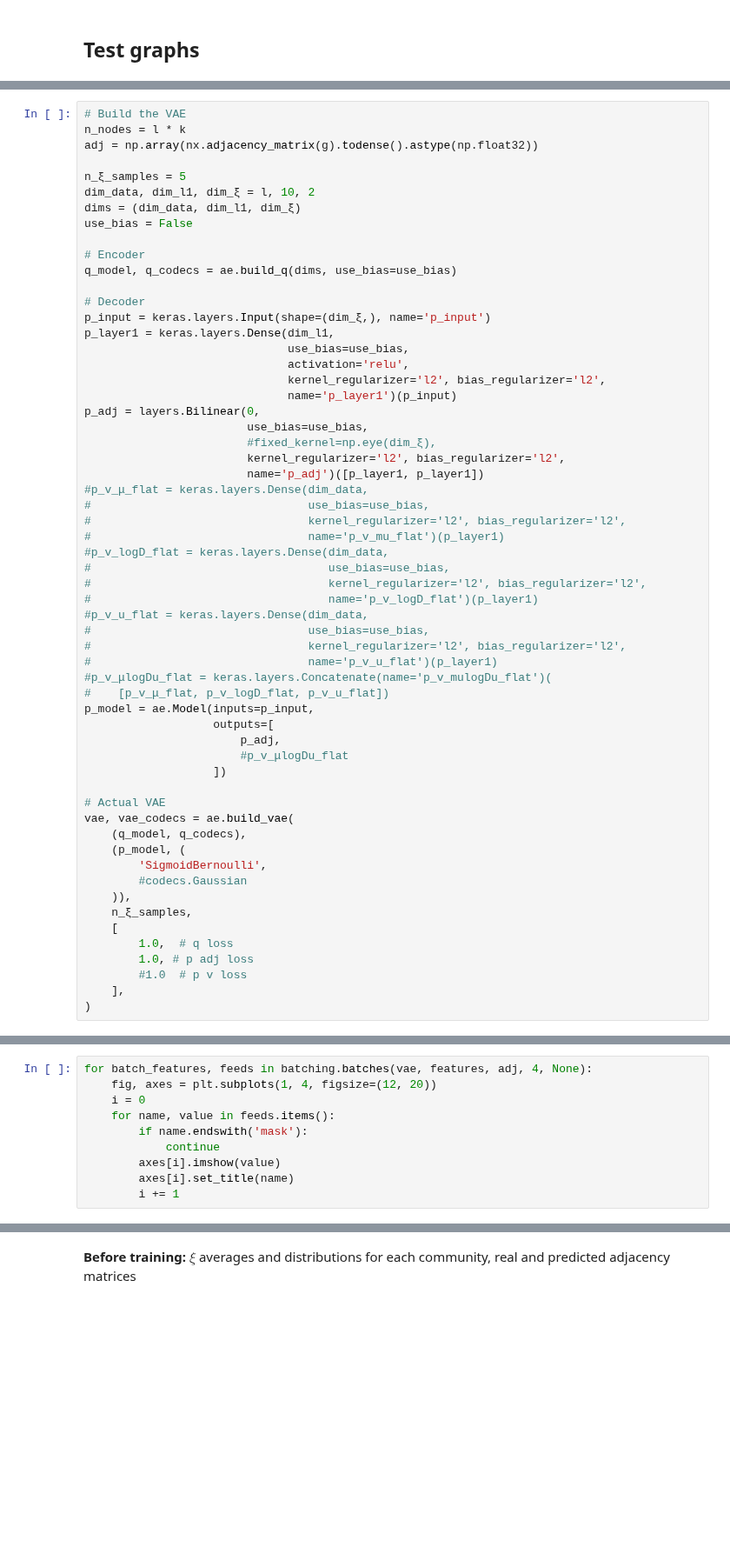
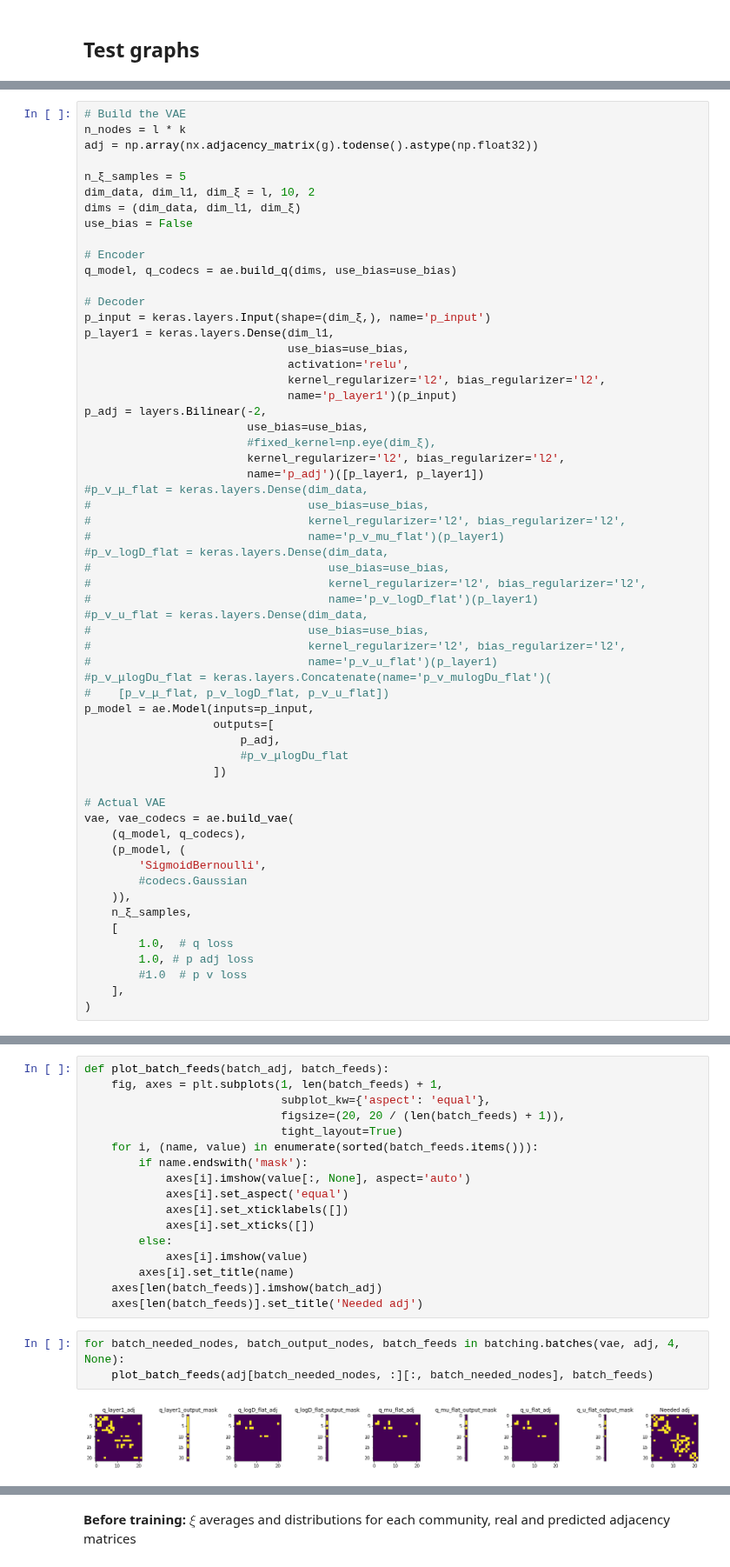
Before and after one commit to ixxi-dante/an2vec, a Jupyter notebook: gcn-ae-explore.ipynb, the cells around one changed output, grey strips where cells are left out. Shown at 87% size. Saved outputs shown, nothing was run; the diff lists cells and outputs as text; blank space fills up the shorter version.

```diff
--- a/gcn-ae-explore.ipynb
+++ b/gcn-ae-explore.ipynb
@@ -99,7 +99,7 @@ p_layer1 = keras.layers.Dense(dim_l1,
                               activation='relu',
                               kernel_regularizer='l2', bias_regularizer='l2',
                               name='p_layer1')(p_input)
-p_adj = layers.Bilinear(0,
+p_adj = layers.Bilinear(-2,
                         use_bias=use_bias,
                         #fixed_kernel=np.eye(dim_ξ),
                         kernel_regularizer='l2', bias_regularizer='l2',
@@ -152,13 +152,3 @@ Overall model
 [drawing not drawn]
 model_2
 [drawing not drawn]
-# %%
-for batch_features, feeds in batching.batches(vae, features, adj, 4, None):
-    fig, axes = plt.subplots(1, 4, figsize=(12, 20))
-    i = 0
-    for name, value in feeds.items():
-        if name.endswith('mask'):
-            continue
-        axes[i].imshow(value)
-        axes[i].set_title(name)
-        i += 1
@@ -187,0 +155,22 @@ vae.predict_on_fed_batch(utils.scale_center(features),
+# %%
+def plot_batch_feeds(batch_adj, batch_feeds):
+    fig, axes = plt.subplots(1, len(batch_feeds) + 1,
+                             subplot_kw={'aspect': 'equal'},
+                             figsize=(20, 20 / (len(batch_feeds) + 1)),
+                             tight_layout=True)
+    for i, (name, value) in enumerate(sorted(batch_feeds.items())):
+        if name.endswith('mask'):
+            axes[i].imshow(value[:, None], aspect='auto')
+            axes[i].set_aspect('equal')
+            axes[i].set_xticklabels([])
+            axes[i].set_xticks([])
+        else:
+            axes[i].imshow(value)
+        axes[i].set_title(name)
+    axes[len(batch_feeds)].imshow(batch_adj)
+    axes[len(batch_feeds)].set_title('Needed adj')
+# %%
+for batch_needed_nodes, batch_output_nodes, batch_feeds in batching.batches(vae, adj, 4, None):
+    plot_batch_feeds(adj[batch_needed_nodes, :][:, batch_needed_nodes], batch_feeds)
+# %% [output]
+[figure, added]
```
Also changed, not shown: parts of 6 cells of this notebook.
